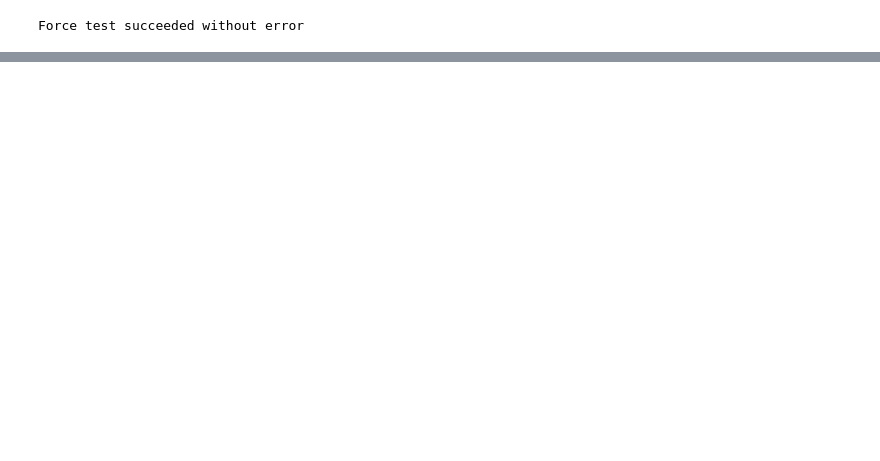
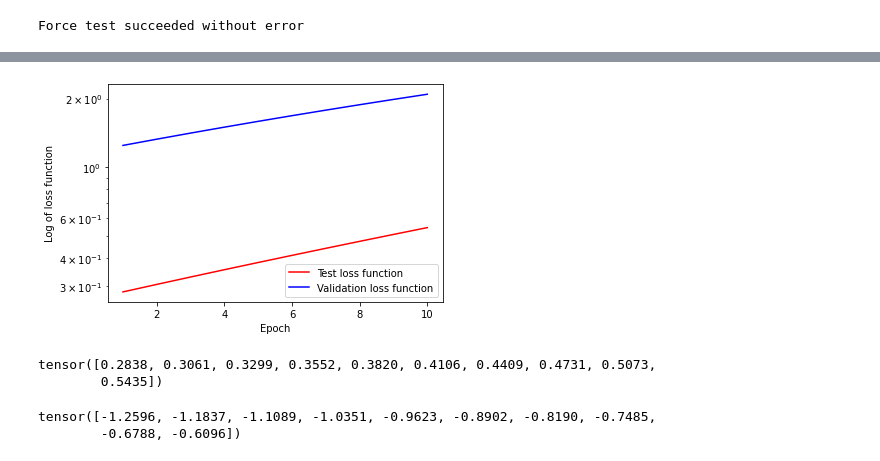
Before and after one commit to Marcel-Rodekamp/ComplexValuedNetworks, a Jupyter notebook: Demonstration.ipynb, the cells around one changed output, grey strips where cells are left out. Cells and saved outputs as stored; diff of their text form; code cells hidden in the pictures; blank space fills up the shorter version.

```diff
--- a/Demonstration.ipynb
+++ b/Demonstration.ipynb
@@ -235,0 +405,4 @@ def TrMinvM_ph(phi):
+# %%
+%%timeit
+
+x = TrMinvM(phi,1)
@@ -328,7 +503,7 @@ def leapfrog(phi0,pi0,trajLength,Nmd,direction = 1):
 %%time
 
 # set True to execute test, set False to skip test
-testLeapfrog = True
+testLeapfrog = False
 
 if testLeapfrog:
     # define test parameter
@@ -690,26 +854,20 @@ class LinearTransformation(torch.nn.Module):
 # %%
 # define a random PRACL layer to test the transformation
 def generate_parameters(internalLayer):
-    V = Nt*Nx
 
     layer = []
     for _ in range(internalLayer-1):
         #d = torch.nn.Linear(Nx//2, Nx//2, dtype=torch.cdouble)
-        # @Marcel: maybe we should start with a layer that is initialized as identity.
-        #          removes some randomness
+
         #torch.nn.init.zeros_(d.weight)
         #torch.nn.init.zeros_(d.bias)
 
-        d = LinearTransformation()
+        d = LinearTransformation(Nt, Nx)
 
-        layer.append(
-            d
-        )
-        layer.append(
-            torch.nn.Softsign()
-        )
+        layer.append(d)
+        layer.append(torch.nn.Softsign())
 
-    e = LinearTransformation()
+    e = LinearTransformation(Nt, Nx)
     #torch.nn.init.zeros_(e.weight)
     #torch.nn.init.zeros_(e.bias)
     layer.append(e)
@@ -770,0 +897,9 @@ for epoch in range(EPOCHS):
+# %%
+def Loss(phi, logDet):
+    n,Nt,Nx = phi.shape
+    S = torch.zeros(n,**torchTensorArgs)
+    #i = torch.arange(0,n)
+    for i in range(n):
+        S[i] = action(phi[i,:,:])
+    S -= logDet
+    return torch.exp(-S).mean().abs()
@@ -808,0 +999,26 @@ print(f"Acceptence Rate = {res['acceptence rate']}")
+# %%
+plt.plot(epochs, LOSSES.detach().numpy(),  '-r', label='Test loss function')
+plt.yscale('log')
+plt.xlabel('Epoch')
+plt.ylabel('Log of loss function')
+#plt.title('Learning rate for the first quarter epochs: %.4f'%(lr1))
+#plt.suptitle('Learning rate for the last  epochs: %.4f'%lr2)
+
+
+plt.plot(epochs, LossValid.numpy(), '-b', label='Validation loss function')
+plt.legend()
+plt.show()
+#plt.suptitle('\nNumber of data points: %.0f'%(train), y=1.05)
+#
+# %% [output]
+[figure, added]
+# %%
+LOSSES.cpu().detach()
+# %% [output]
+tensor([0.2838, 0.3061, 0.3299, 0.3552, 0.3820, 0.4106, 0.4409, 0.4731, 0.5073,
+        0.5435])
+# %%
+torch.log(LOSSES.cpu().detach())
+# %% [output]
+tensor([-1.2596, -1.1837, -1.1089, -1.0351, -0.9623, -0.8902, -0.8190, -0.7485,
+        -0.6788, -0.6096])
```
Also changed, not shown: parts of 28 cells of this notebook, 1 other file.
